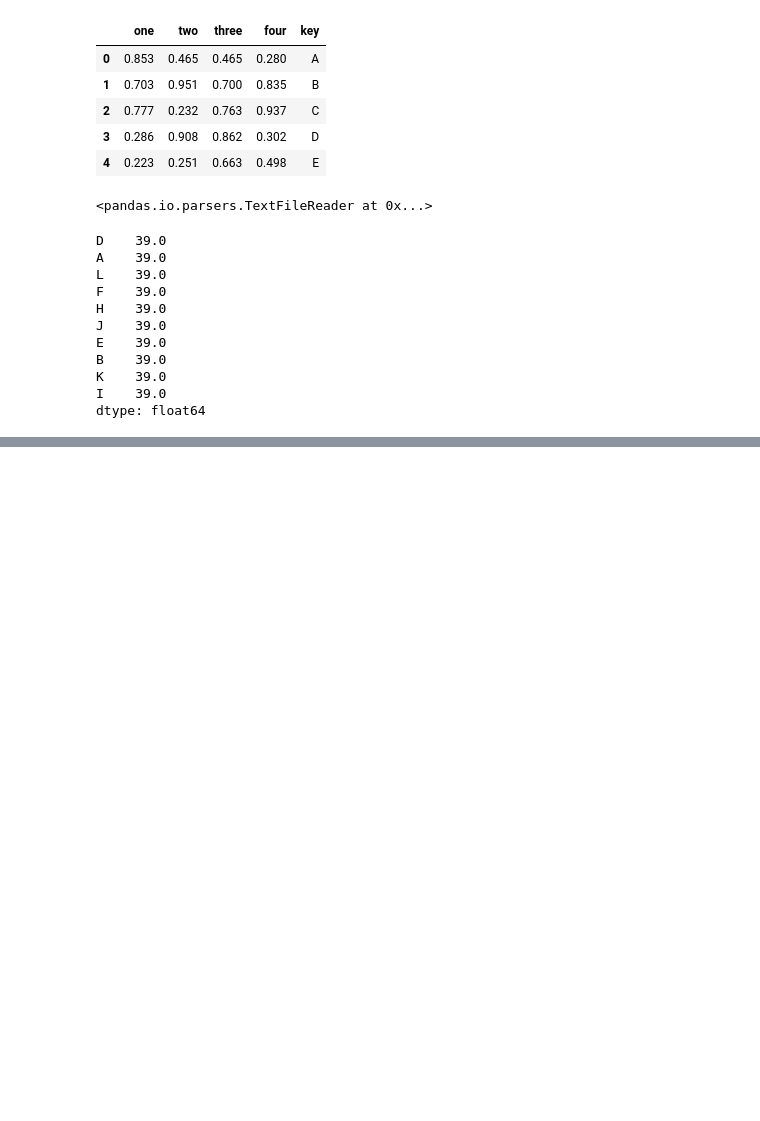
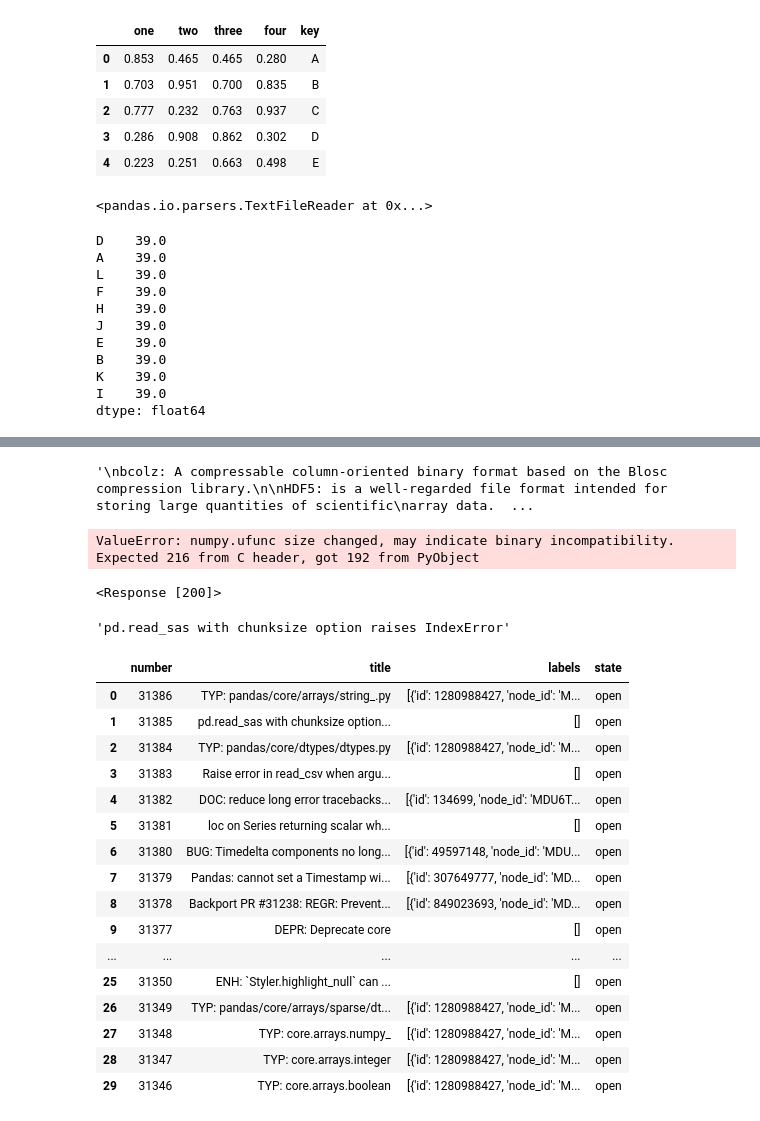
Before and after one commit to Roooooobin/Python-for-Data-Analysis-Practice, a Jupyter notebook: Data Loading, Storage, and File Formats.ipynb, the cells around one changed output, grey strips where cells are left out. Cells and saved outputs as stored; diff of their text form; code cells hidden in the pictures; blank space fills up the shorter version.

Commit message:
Pandas: pickle, JSON, Excel, web requests

```diff
--- a/Data Loading, Storage, and File Formats.ipynb
+++ b/Data Loading, Storage, and File Formats.ipynb
@@ -156,0 +282,23 @@ dtype: float64
+# %%
+"""
+bcolz: A compressable column-oriented binary format based on the Blosc compression library.
+
+HDF5: is a well-regarded file format intended for storing large quantities of scientific
+array data. It is available as a C library, and it has interfaces available in many other
+languages, including Java, Julia, MATLAB, and Python. The “HDF” in HDF5 stands
+for hierarchical data format. Each HDF5 file can store multiple datasets and supporting
+metadata. Compared with simpler formats, HDF5 supports on-the-fly compression
+with a variety of compression modes, enabling data with repeated patterns to be
+stored more efficiently. HDF5 can be a good choice for working with very large datasets
+that don’t fit into memory, as you can efficiently read and write small sections of
+much larger arrays.
+"""
+import numpy as np
+frame = pd.DataFrame({'a': np.random.randn(100)})
+store = pd.HDFStore('mydata.h5')
+store['obj1'] = frame
+store['obj1_col'] = frame['a']
+store
+# %% [output]
+'\nbcolz: A compressable column-oriented binary format based on the Blosc compression library.\n\nHDF5: is a well-regarded file format intended for storing large quantities of scientific\narray data.  ...
+ValueError: numpy.ufunc size changed, may indicate binary incompatibility. Expected 216 from C header, got 192 from PyObject
@@ -156,0 +313,31 @@ dtype: float64
+# %%
+import requests
+url = 'https://api.github.com/repos/pandas-dev/pandas/issues'
+resp = requests.get(url)
+resp
+# The Response object’s json method will return a dictionary containing JSON parsed into native Python objects:
+data = resp.json()
+data[1]['title']
+# we can pass data directly to DataFrame and extract fields of interest
+issues = pd.DataFrame(data, columns=['number', 'title', 'labels', 'state'])
+issues
+# %% [output]
+<Response [200]>
+'pd.read_sas with chunksize option raises IndexError'
+|  | number | title | labels | state |
+| 0 | 31386 | TYP: pandas/core/arrays/string_.py | [{'id': 1280988427, 'node_id': 'M... | open |
+| 1 | 31385 | pd.read_sas with chunksize option... | [] | open |
+| 2 | 31384 | TYP: pandas/core/dtypes/dtypes.py | [{'id': 1280988427, 'node_id': 'M... | open |
+| 3 | 31383 | Raise error in read_csv when argu... | [] | open |
+| 4 | 31382 | DOC: reduce long error tracebacks... | [{'id': 134699, 'node_id': 'MDU6T... | open |
+| 5 | 31381 | loc on Series returning scalar wh... | [] | open |
+| 6 | 31380 | BUG: Timedelta components no long... | [{'id': 49597148, 'node_id': 'MDU... | open |
+| 7 | 31379 | Pandas: cannot set a Timestamp wi... | [{'id': 307649777, 'node_id': 'MD... | open |
+| 8 | 31378 | Backport PR #31238: REGR: Prevent... | [{'id': 849023693, 'node_id': 'MD... | open |
+| 9 | 31377 | DEPR: Deprecate core | [] | open |
+| ... | ... | ... | ... | ... |
+| 25 | 31350 | ENH: `Styler.highlight_null` can ... | [] | open |
+| 26 | 31349 | TYP: pandas/core/arrays/sparse/dt... | [{'id': 1280988427, 'node_id': 'M... | open |
+| 27 | 31348 | TYP: core.arrays.numpy_ | [{'id': 1280988427, 'node_id': 'M... | open |
+| 28 | 31347 | TYP: core.arrays.integer | [{'id': 1280988427, 'node_id': 'M... | open |
+| 29 | 31346 | TYP: core.arrays.boolean | [{'id': 1280988427, 'node_id': 'M... | open |
```
Also changed, not shown: parts of 7 cells of this notebook, 4 other files.
